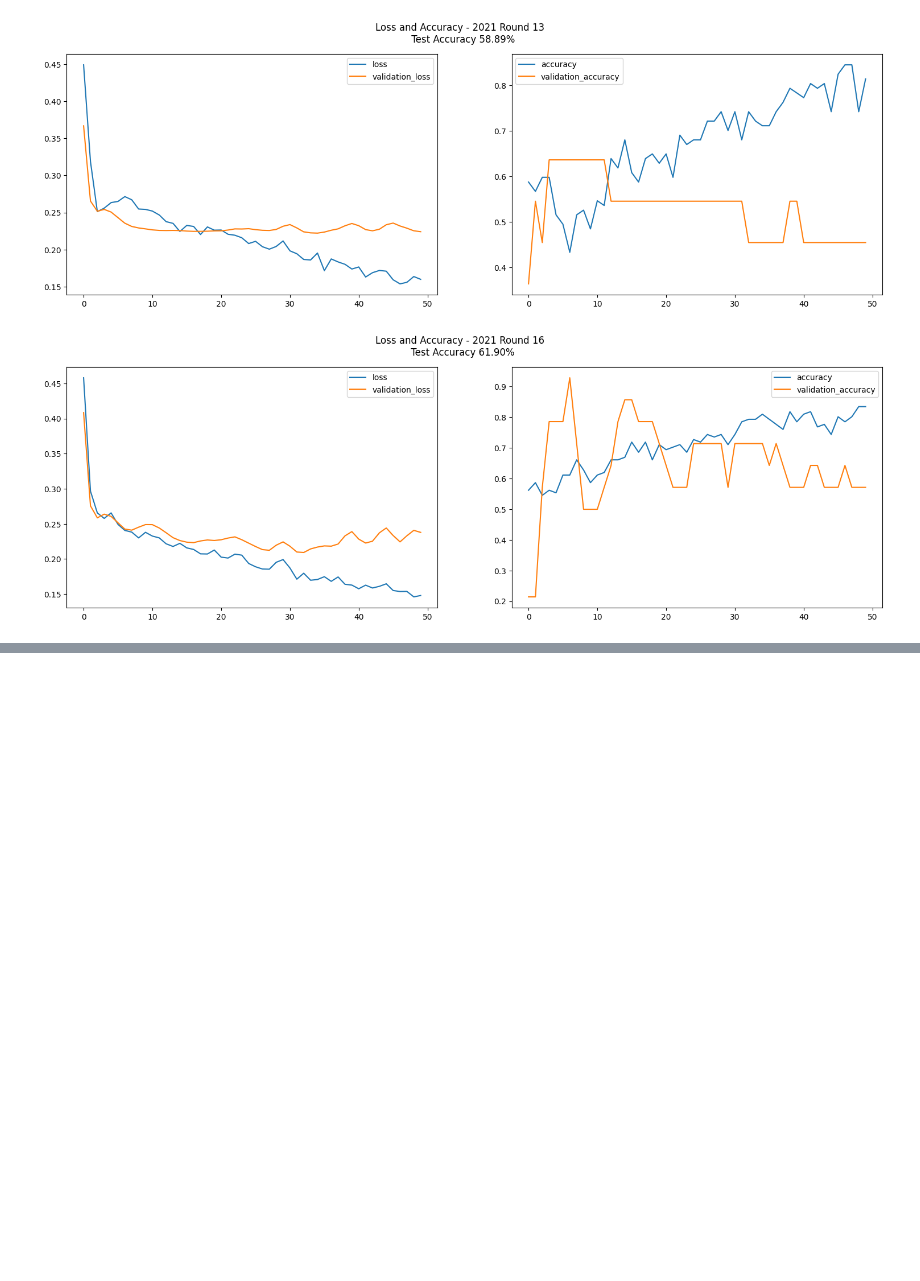
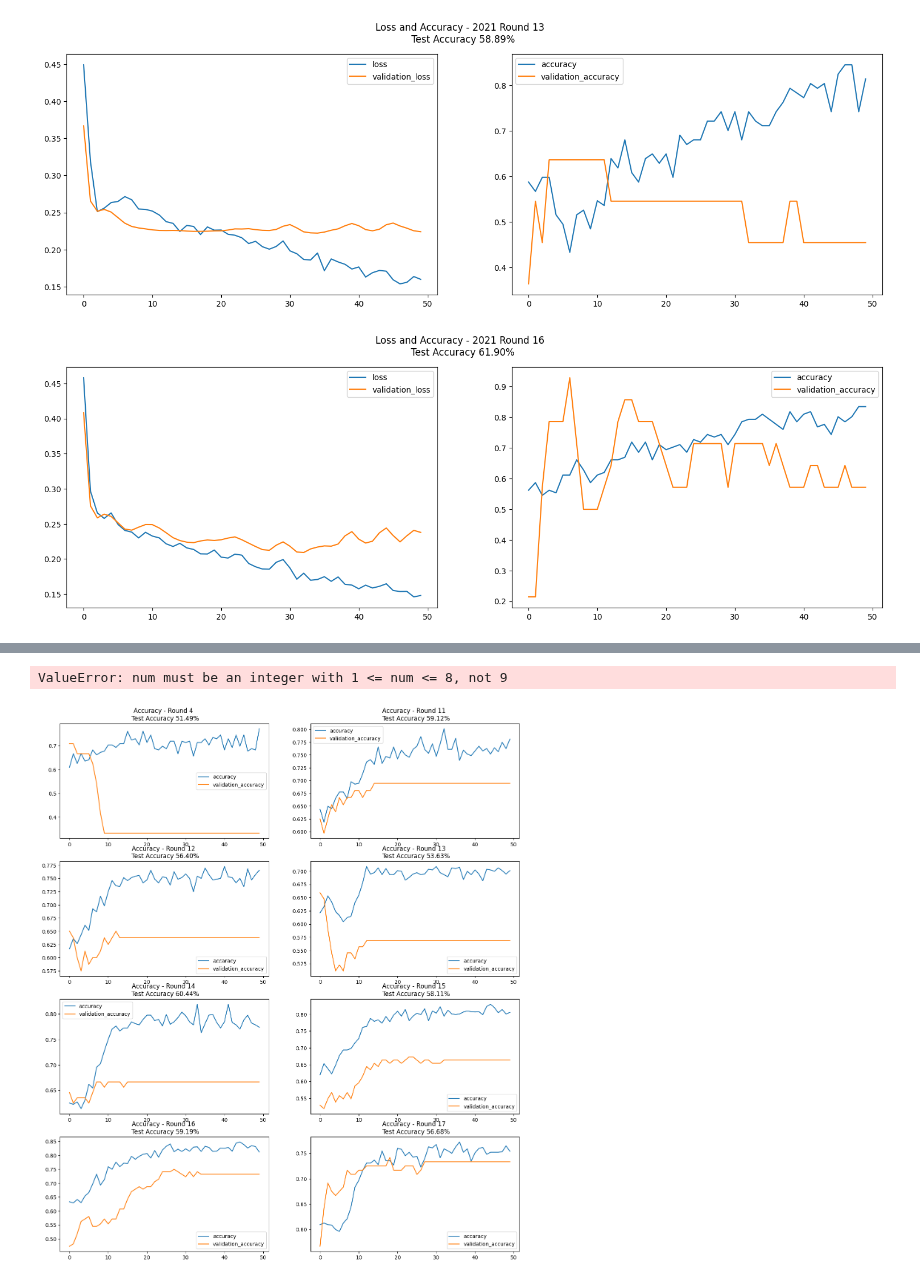
Before and after one commit to TomGallagher98/Thomas_Gallagher_Thesis, a Jupyter notebook: Data/AFL_Stats/NeuralNetwork_FI_1_week.ipynb, the cells around one changed output, grey strips where cells are left out. Drawn from its saved outputs; the diff is of its cells as text; code cells hidden in the pictures; blank space fills up the shorter version.

```diff
--- a/Data/AFL_Stats/NeuralNetwork_FI_1_week.ipynb
+++ b/Data/AFL_Stats/NeuralNetwork_FI_1_week.ipynb
@@ -924,0 +1278,10 @@ def train_model_exp( xTrain, yTrain, xValid , yValid):
+# %%
+r_18_2012 = increment(x_train_2012, x_valid_2012, y_train_2012_OHE, y_valid_2012_OHE,18)
+r_18_2013 = increment(x_train_2013, x_valid_2013, y_train_2013_OHE, y_valid_2013_OHE,18)
+r_18_2014 = increment(x_train_2014, x_valid_2014, y_train_2014_OHE, y_valid_2014_OHE,18)
+r_18_2015 = increment(x_train_2015, x_valid_2015, y_train_2015_OHE, y_valid_2015_OHE,18)
+r_18_2016 = increment(x_train_2016, x_valid_2016, y_train_2016_OHE, y_valid_2016_OHE,18)
+r_18_2017 = increment(x_train_2017, x_valid_2017, y_train_2017_OHE, y_valid_2017_OHE,18)
+r_18_2018 = increment(x_train_2018, x_valid_2018, y_train_2018_OHE, y_valid_2018_OHE,18)
+r_18_2019 = increment(x_train_2019, x_valid_2019, y_train_2019_OHE, y_valid_2019_OHE,18)
+r_18_2021 = increment(x_train_2021, x_valid_2021, y_train_2021_OHE, y_valid_2021_OHE,18)
@@ -924,0 +1306,10 @@ def train_model_exp( xTrain, yTrain, xValid , yValid):
+# %%
+r_19_2012 = increment(x_train_2012, x_valid_2012, y_train_2012_OHE, y_valid_2012_OHE,19)
+r_19_2013 = increment(x_train_2013, x_valid_2013, y_train_2013_OHE, y_valid_2013_OHE,19)
+r_19_2014 = increment(x_train_2014, x_valid_2014, y_train_2014_OHE, y_valid_2014_OHE,19)
+r_19_2015 = increment(x_train_2015, x_valid_2015, y_train_2015_OHE, y_valid_2015_OHE,19)
+r_19_2016 = increment(x_train_2016, x_valid_2016, y_train_2016_OHE, y_valid_2016_OHE,19)
+r_19_2017 = increment(x_train_2017, x_valid_2017, y_train_2017_OHE, y_valid_2017_OHE,19)
+r_19_2018 = increment(x_train_2018, x_valid_2018, y_train_2018_OHE, y_valid_2018_OHE,19)
+r_19_2019 = increment(x_train_2019, x_valid_2019, y_train_2019_OHE, y_valid_2019_OHE,19)
+r_19_2021 = increment(x_train_2021, x_valid_2021, y_train_2021_OHE, y_valid_2021_OHE,19)
@@ -1217,0 +1940,57 @@ plt.show()
+# %%
+fig = plt.gcf()
+fig.set_size_inches(16, 18.5)
+plt.subplot(4,2,1)
+plt.title(f'Accuracy - Round 4 \n Test Accuracy {"{:.2f}".format(test_acc_r4)}%')
+plt.plot(acc_r4)
+plt.plot(val_acc_r4)
+plt.legend(['accuracy', 'validation_accuracy'])
+plt.subplot(4,2,2)
+plt.title(f'Accuracy - Round 11 \n Test Accuracy {"{:.2f}".format(test_acc_r11)}%')
+plt.plot(acc_r11)
+plt.plot(val_acc_r11)
+plt.legend(['accuracy', 'validation_accuracy'])
+plt.subplot(4,2,3)
+plt.title(f'Accuracy - Round 12 \n Test Accuracy {"{:.2f}".format(test_acc_r12)}%')
+plt.plot(acc_r12)
+plt.plot(val_acc_r12)
+plt.legend(['accaracy', 'validation_accuracy'])
+plt.subplot(4,2,4)
+plt.title(f'Accuracy - Round 13 \n Test Accuracy {"{:.2f}".format(test_acc_r13)}%')
+plt.plot(acc_r13)
+plt.plot(val_acc_r13)
+plt.legend(['accuracy', 'validation_accuracy'])
+plt.subplot(4,2,5)
+plt.title(f'Accuracy - Round 14 \n Test Accuracy {"{:.2f}".format(test_acc_r14)}%')
+plt.plot(acc_r14)
+plt.plot(val_acc_r14)
+plt.legend(['accuracy', 'validation_accuracy'])
+plt.subplot(4,2,6)
+plt.title(f'Accuracy - Round 15 \n Test Accuracy {"{:.2f}".format(test_acc_r15)}%')
+plt.plot(acc_r15)
+plt.plot(val_acc_r15)
+plt.legend(['accuracy', 'validation_accuracy'])
+plt.subplot(4,2,7)
+plt.title(f'Accuracy - Round 16 \n Test Accuracy {"{:.2f}".format(test_acc_r16)}%')
+plt.plot(acc_r16)
+plt.plot(val_acc_r16)
+plt.legend(['accuracy', 'validation_accuracy'])
+plt.subplot(4,2,8)
+plt.title(f'Accuracy - Round 17 \n Test Accuracy {"{:.2f}".format(test_acc_r17)}%')
+plt.plot(acc_r17)
+plt.plot(val_acc_r17)
+plt.legend(['accaracy', 'validation_accuracy'])
+plt.subplot(4,2,9)
+plt.title(f'Accuracy - Round 18 \n Test Accuracy {"{:.2f}".format(test_acc_r18)}%')
+plt.plot(acc_r18)
+plt.plot(val_acc_r18)
+plt.legend(['accuracy', 'validation_accuracy'])
+plt.subplot(4,2,10)
+plt.title(f'Accuracy - Round 19 \n Test Accuracy {"{:.2f}".format(test_acc_r19)}%')
+plt.plot(acc_r19)
+plt.plot(val_acc_r19)
+plt.legend(['accuracy', 'validation_accuracy'])
+plt.show()
+# %% [output]
+ValueError: num must be an integer with 1 <= num <= 8, not 9
+[figure, added]
```
Also changed, not shown: parts of 28 cells of this notebook, 32 other files.
